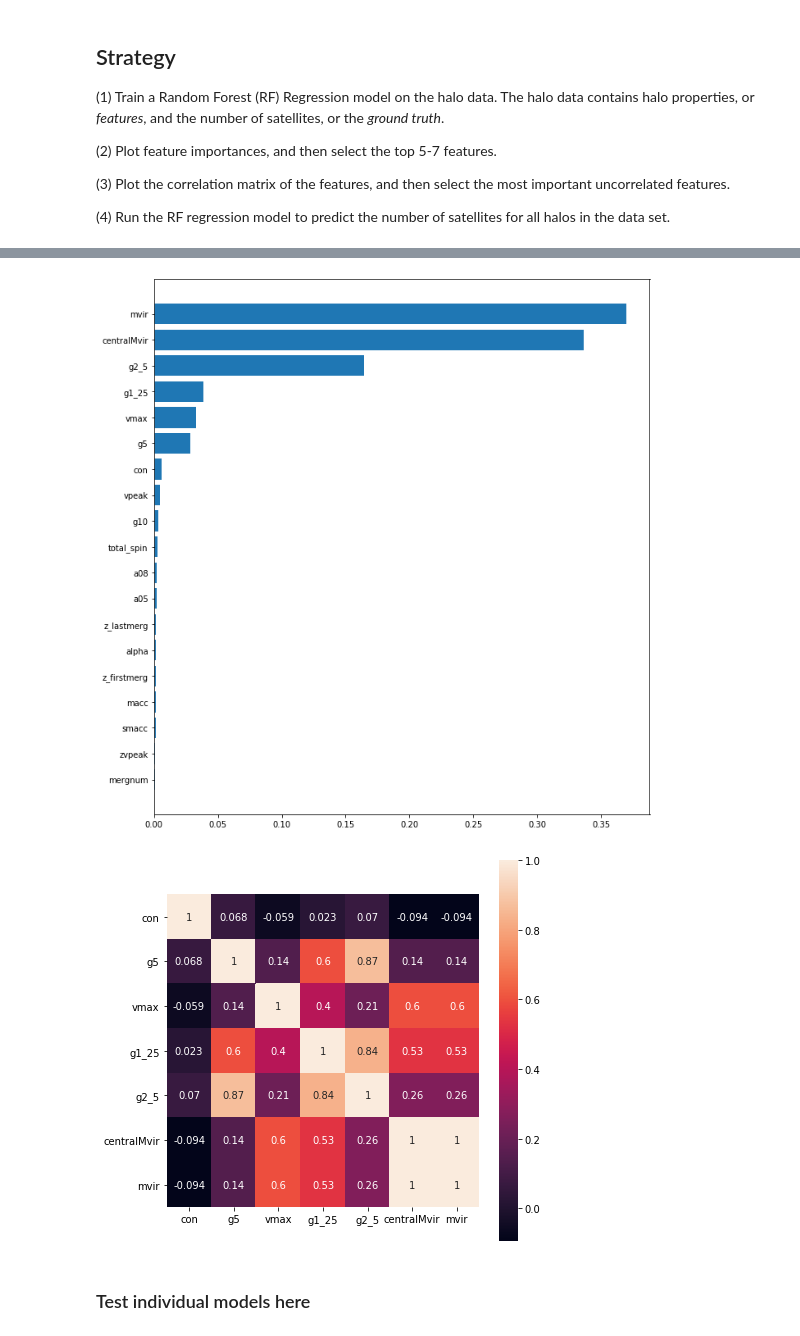
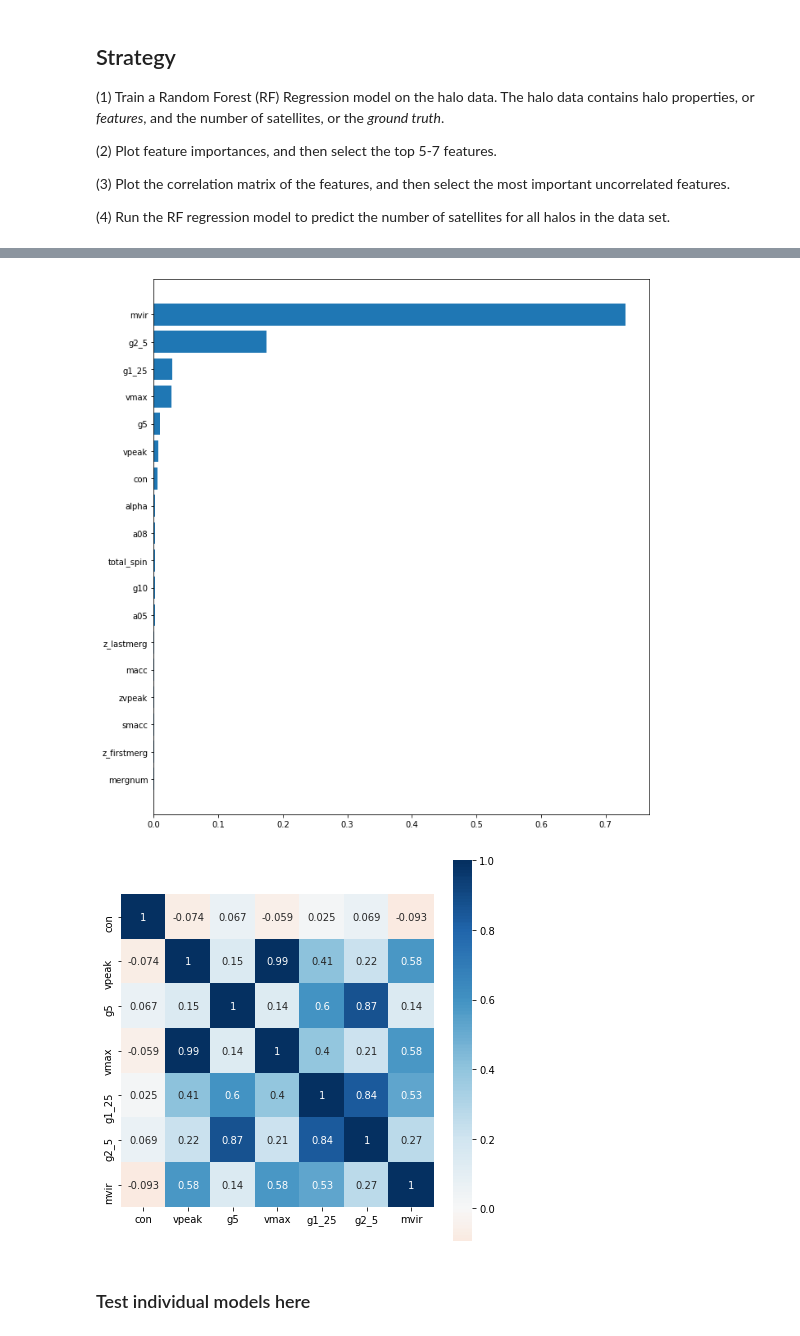
Before and after one commit to burning-river/Assembly_Bias, a Jupyter notebook: notebooks/prediction.ipynb, the cells around one changed output, grey strips where cells are left out. Cells and saved outputs as stored; diff of their text form; code cells hidden in the pictures.

Commit message:
(1) Heatmap color scheme changed (2) ENvironment and all halo features added for centrals (3) Error bars added for occupancy plot

```diff
--- a/notebooks/prediction.ipynb
+++ b/notebooks/prediction.ipynb
@@ -164,7 +164,8 @@ with PdfPages('mvir_dist_full.pdf') as pdf:
 # %% [output]
 [figure]
 # %%
-split = StratifiedShuffleSplit(n_splits=1, test_size=0.9, random_state=7)
+random_state = np.random.poisson(10,1)
+split = StratifiedShuffleSplit(n_splits=1, test_size=0.9, random_state=random_state[0])
 df = halo_combined_sort
 for train_index, test_index in split.split(df,df['Sats Categories']):
     strat_train_set = df.loc[train_index]
@@ -217,6 +218,7 @@ def corr_mat(correlation,outfile):
     with PdfPages(outfile) as pdf:
         f, ax_hm = plt.subplots(figsize=(7, 7))
         ax_hm = sns.heatmap(correlation,
+                            cmap = 'RdBu', center = 0.0,
         xticklabels=correlation.columns,
         yticklabels=correlation.columns, annot = True, square = True)
         ax_hm.set_ylim(len(correlation), -0.01)
@@ -230,10 +232,10 @@ def adj_r2(r2,n,p):
 # %%
 halo_features_all =  ['con','mvir','vmax','a05','a08','vpeak',
 'zvpeak','macc','smacc','mergnum','z_firstmerg','z_lastmerg',
-'total_spin','g1_25','g2_5','g5','g10','alpha','centralMvir']
+'total_spin','g1_25','g2_5','g5','g10','alpha']
 
 feature_uncorr_reg = [['mvir','vmax','g1_25','g2_5','macc'],
-                      ['mvir','con','g2_5','g1_25']]
+                      ['mvir','g2_5','g1_25','vmax','con']]
 
 #halo_features_halo =  ['con','mvir','vmax','a05','a08','vpeak',
 #'zvpeak','macc','smacc','mergnum','z_firstmerg','z_lastmerg',
@@ -253,10 +255,10 @@ for i in range(len(grid)):
     # Step 1: Training with all features and find the most important ones
     X = halo_sample_shuffle[halo_features_all]
     #X = halo_sample_shuffle[halo_features_halo]
-    X_train, X_val, y_train, y_val = train_test_split(X, y, random_state = 0)
+    X_train, X_val, y_train, y_val = train_test_split(X, y, random_state = random_state[0])
     rfreg = RandomForestRegressor(n_estimators = 100,
                 max_depth = 20.0,min_samples_leaf = 5,
-                n_jobs = -1,oob_score = False,random_state = 0,
+                n_jobs = -1,oob_score = False,random_state = random_state[0],
                 max_features=grid[i])
     rfreg.fit(X_train, y_train);
     outfile = 'feature_full_sat_' + str(grid[i]) + '.pdf'
@@ -277,7 +279,7 @@ for i in range(len(grid)):
 
     # Step 3: Predictions from top 3-4 least correlated features
     X = halo_sample_shuffle[feature_uncorr_reg[i]]
-    X_train, X_val, y_train, y_val = train_test_split(X, y, random_state = 0)
+    X_train, X_val, y_train, y_val = train_test_split(X, y, random_state = random_state[0])
 
     rfreg.fit(X_train, y_train);
     rfreg_uncorr_scores = cross_val_score(rfreg, X, y, scoring="r2", cv=5)
@@ -334,5 +336,5 @@ time =   5 minutes
-[figure, old version]
+[figure, new version]
-[figure, old version]
+[figure, new version]
 # %%
 #halo_combined['Sat predicted Rounded Off'] = np.rint(halo_combined['Sat predicted'])
 # %% [markdown]
```
Also changed, not shown: parts of 26 cells of this notebook.
